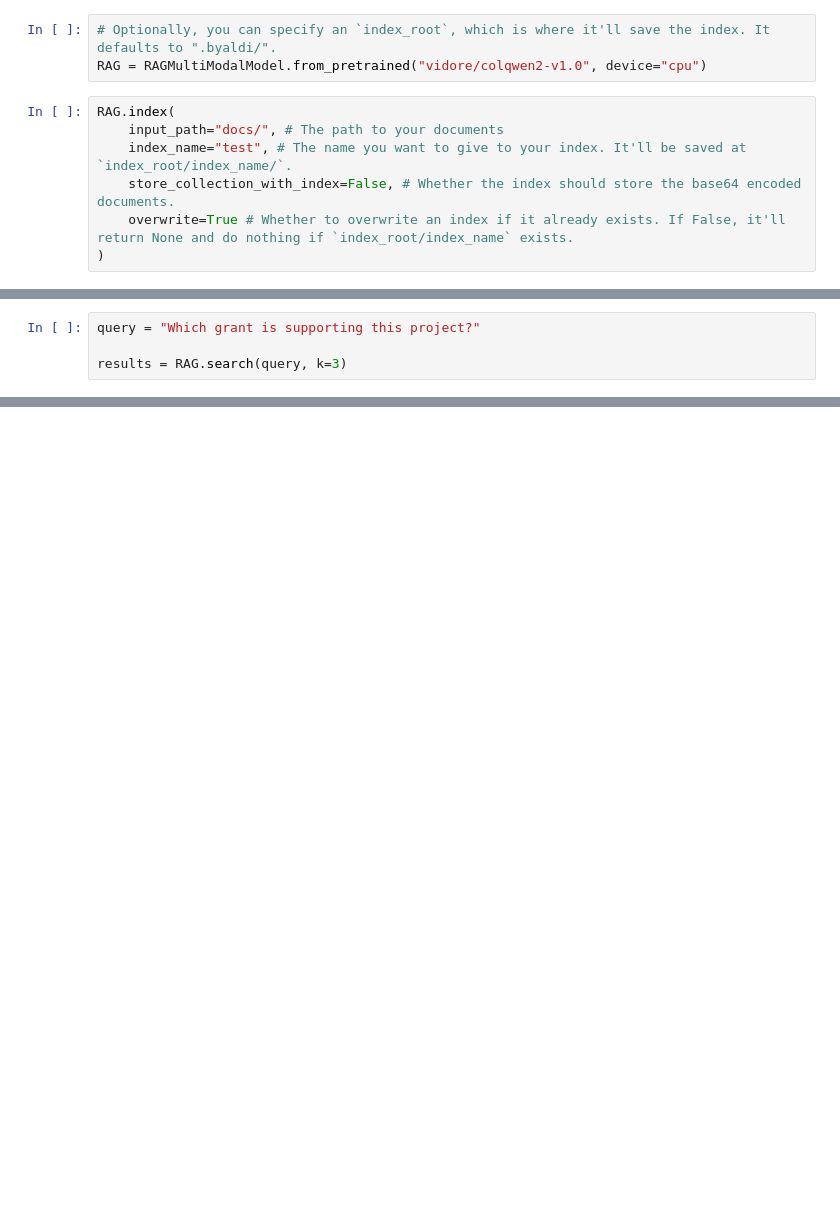
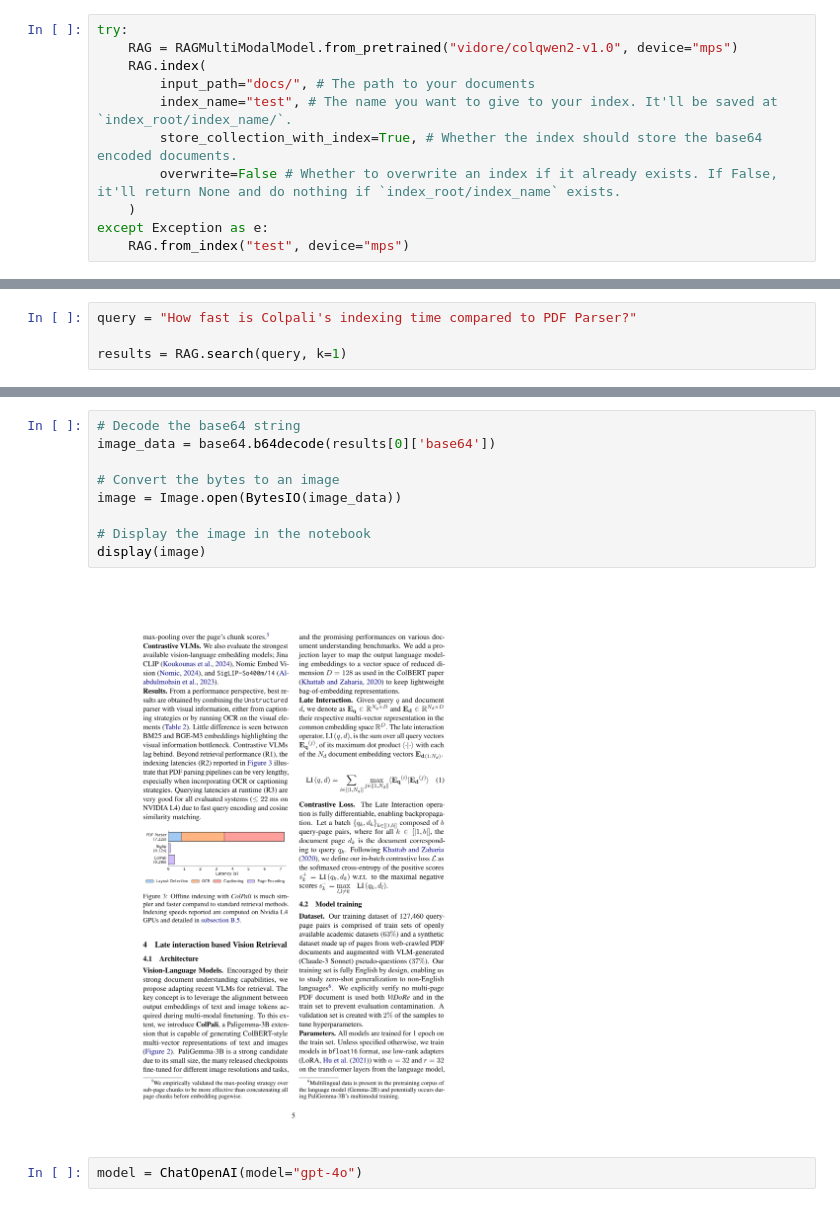
Before and after one commit to emrekuruu/VRAG, a Jupyter notebook: demo.ipynb, the cells around one changed output, grey strips where cells are left out. Saved outputs shown, nothing was run; the diff lists cells and outputs as text; blank space fills up the shorter version.

```diff
--- a/demo.ipynb
+++ b/demo.ipynb
@@ -13,10 +21,11 @@ os.environ["HF_TOKEN"] = hf_key
-# %%
-# Optionally, you can specify an `index_root`, which is where it'll save the index. It defaults to ".byaldi/".
-RAG = RAGMultiModalModel.from_pretrained("vidore/colqwen2-v1.0", device="cpu")
 # %%
-RAG.index(
-    input_path="docs/", # The path to your documents
-    index_name="test", # The name you want to give to your index. It'll be saved at `index_root/index_name/`.
-    store_collection_with_index=False, # Whether the index should store the base64 encoded documents.
-    overwrite=True # Whether to overwrite an index if it already exists. If False, it'll return None and do nothing if `index_root/index_name` exists.
-)
+try:
+    RAG = RAGMultiModalModel.from_pretrained("vidore/colqwen2-v1.0", device="mps")
+    RAG.index(
+        input_path="docs/", # The path to your documents
+        index_name="test", # The name you want to give to your index. It'll be saved at `index_root/index_name/`.
+        store_collection_with_index=True, # Whether the index should store the base64 encoded documents.
+        overwrite=False # Whether to overwrite an index if it already exists. If False, it'll return None and do nothing if `index_root/index_name` exists.
+    )
+except Exception as e:
+    RAG.from_index("test", device="mps")
@@ -23,7 +50,7 @@ RAG.index(
 # %%
-query = "Which grant is supporting this project?"
+query = "How fast is Colpali's indexing time compared to PDF Parser?"
 
-results = RAG.search(query, k=3)
+results = RAG.search(query, k=1)
 # %%
 results
 # %% [output]
@@ -32,0 +58,13 @@ results
+# %%
+# Decode the base64 string
+image_data = base64.b64decode(results[0]['base64'])
+
+# Convert the bytes to an image
+image = Image.open(BytesIO(image_data))
+
+# Display the image in the notebook
+display(image)
+# %% [output]
+[figure, added]
+# %%
+model = ChatOpenAI(model="gpt-4o")
```
Also changed, not shown: parts of 6 cells of this notebook, 7 other files.
